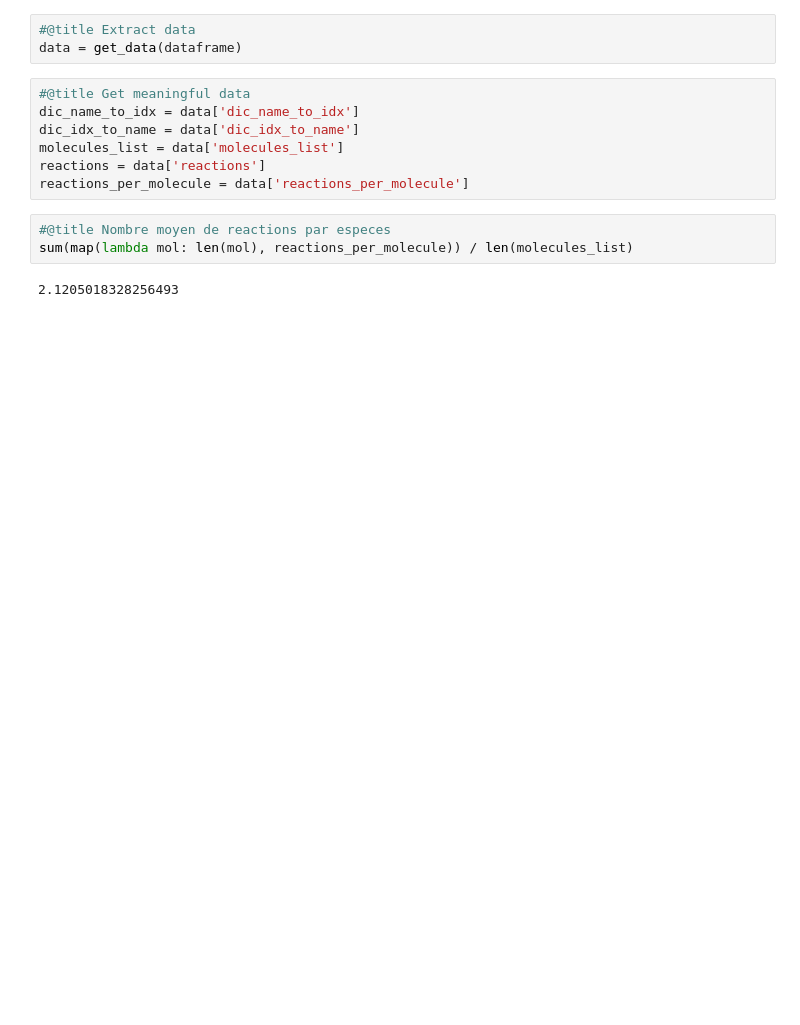
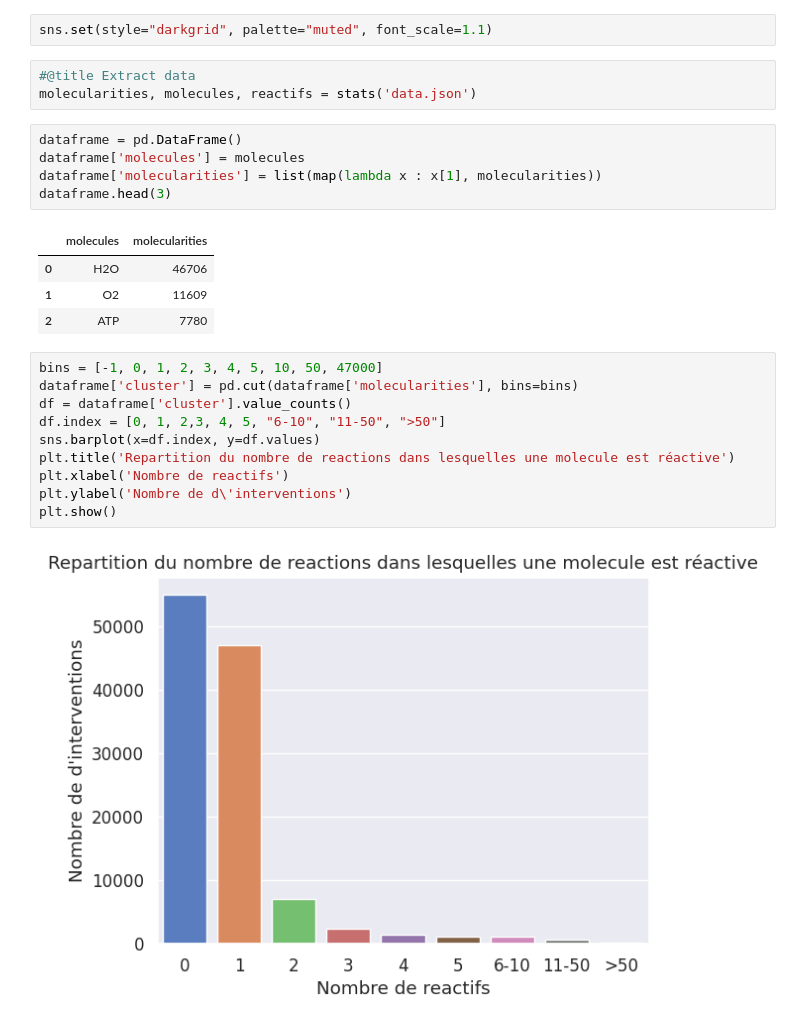
Before and after one commit to bessa75/INRIA-CRN, a Jupyter notebook: tests_brenda.ipynb, the cells around one changed output. Drawn from its saved outputs; the diff is of its cells as text; blank space fills up the shorter version.

```diff
--- a/tests_brenda.ipynb
+++ b/tests_brenda.ipynb
@@ -524,15 +8,27 @@ def get_data(df):
+# %%
+sns.set(style="darkgrid", palette="muted", font_scale=1.1)
 # %%
 #@title Extract data
-data = get_data(dataframe)
+molecularities, molecules, reactifs = stats('data.json')
-# %%
-#@title Get meaningful data
-dic_name_to_idx = data['dic_name_to_idx']
-dic_idx_to_name = data['dic_idx_to_name']
-molecules_list = data['molecules_list']
-reactions = data['reactions']
-reactions_per_molecule = data['reactions_per_molecule']
-# %%
-#@title Nombre moyen de reactions par especes
-sum(map(lambda mol: len(mol), reactions_per_molecule)) / len(molecules_list)
-# %% [output]
-2.1205018328256493
+# %%
+dataframe = pd.DataFrame()
+dataframe['molecules'] = molecules
+dataframe['molecularities'] = list(map(lambda x : x[1], molecularities))
+dataframe.head(3)
+# %% [output]
+|  | molecules | molecularities |
+| 0 | H2O | 46706 |
+| 1 | O2 | 11609 |
+| 2 | ATP | 7780 |
+# %%
+bins = [-1, 0, 1, 2, 3, 4, 5, 10, 50, 47000]
+dataframe['cluster'] = pd.cut(dataframe['molecularities'], bins=bins)
+df = dataframe['cluster'].value_counts()
+df.index = [0, 1, 2,3, 4, 5, "6-10", "11-50", ">50"]
+sns.barplot(x=df.index, y=df.values)
+plt.title('Repartition du nombre de reactions dans lesquelles une molecule est réactive')
+plt.xlabel('Nombre de reactifs')
+plt.ylabel('Nombre de d\'interventions')
+plt.show()
+# %% [output]
+[figure, added]
```
Also changed, not shown: parts of 22 cells of this notebook, 4 other files.
